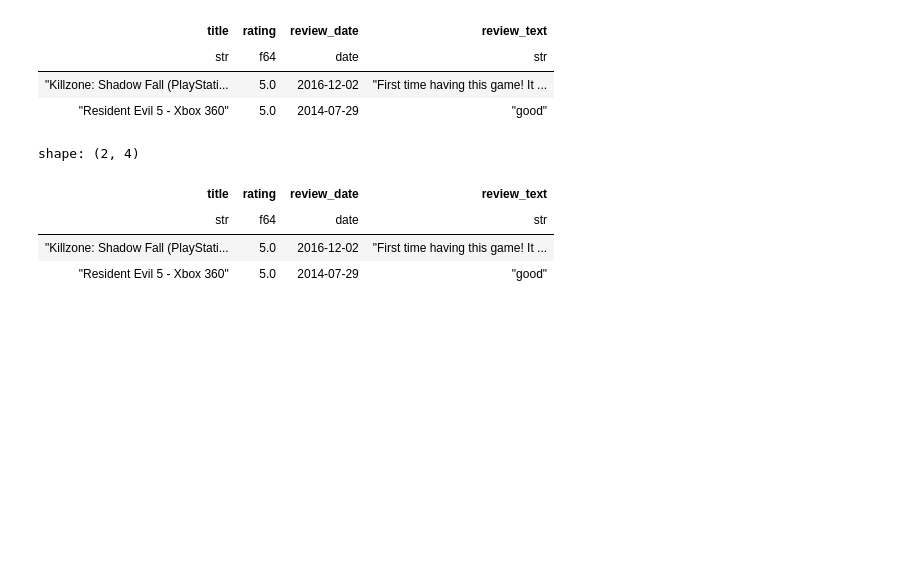
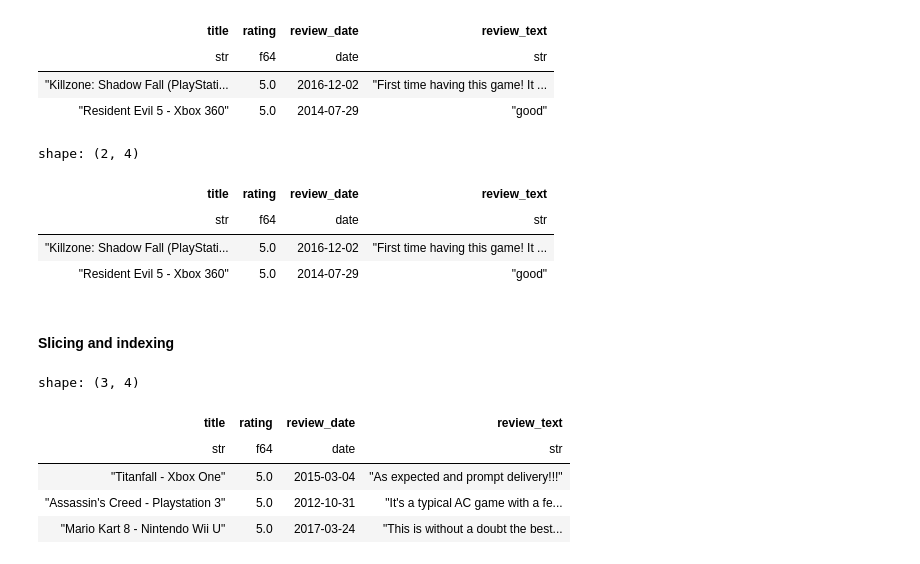
Before and after one commit to PacktPublishing/Data-Analysis-with-Polars, a Jupyter notebook: chapter_02/01_dataframes.ipynb, the cells around one changed output. Saved outputs shown, nothing was run; the diff lists cells and outputs as text; code cells hidden in the pictures; blank space fills up the shorter version.

```diff
--- a/chapter_02/01_dataframes.ipynb
+++ b/chapter_02/01_dataframes.ipynb
@@ -503,3 +503,15 @@ shape: (2, 4)
 | str | f64 | date | str |
 | "Killzone: Shadow Fall (PlayStati... | 5.0 | 2016-12-02 | "First time having this game! It ... |
 | "Resident Evil 5 - Xbox 360" | 5.0 | 2014-07-29 | "good" |
+# %% [markdown]
+#### Slicing and indexing
+# %%
+# Keep 3 rows starting at row 5
+video_games_reviews.slice(5, 3)
+# %% [output]
+shape: (3, 4)
+| title | rating | review_date | review_text |
+| str | f64 | date | str |
+| "Titanfall - Xbox One" | 5.0 | 2015-03-04 | "As expected and prompt delivery!!!" |
+| "Assassin's Creed - Playstation 3" | 5.0 | 2012-10-31 | "It's a typical AC game with a fe... |
+| "Mario Kart 8 - Nintendo Wii U" | 5.0 | 2017-03-24 | "This is without a doubt the best... |
```
Also changed, not shown: parts of 15 cells of this notebook.
